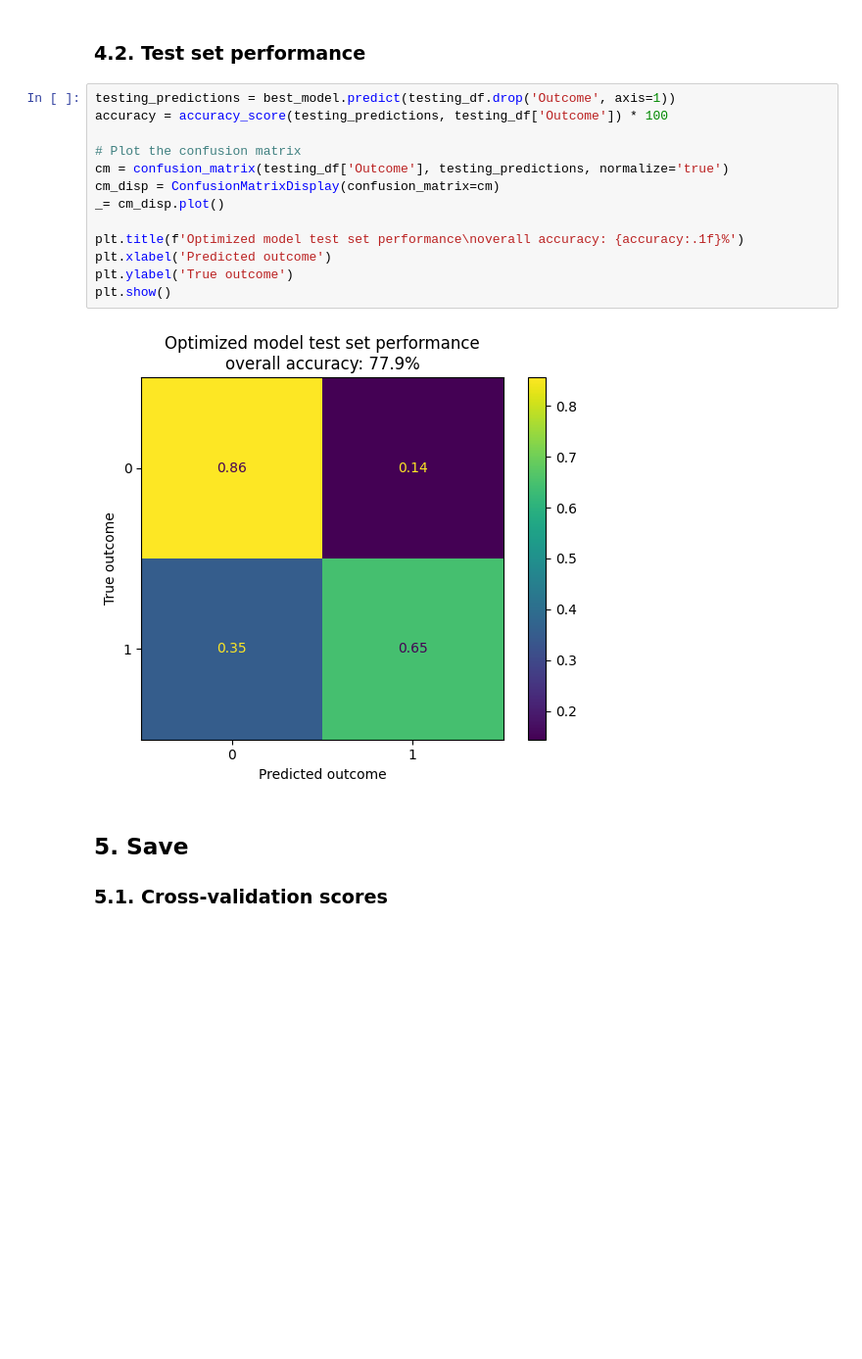
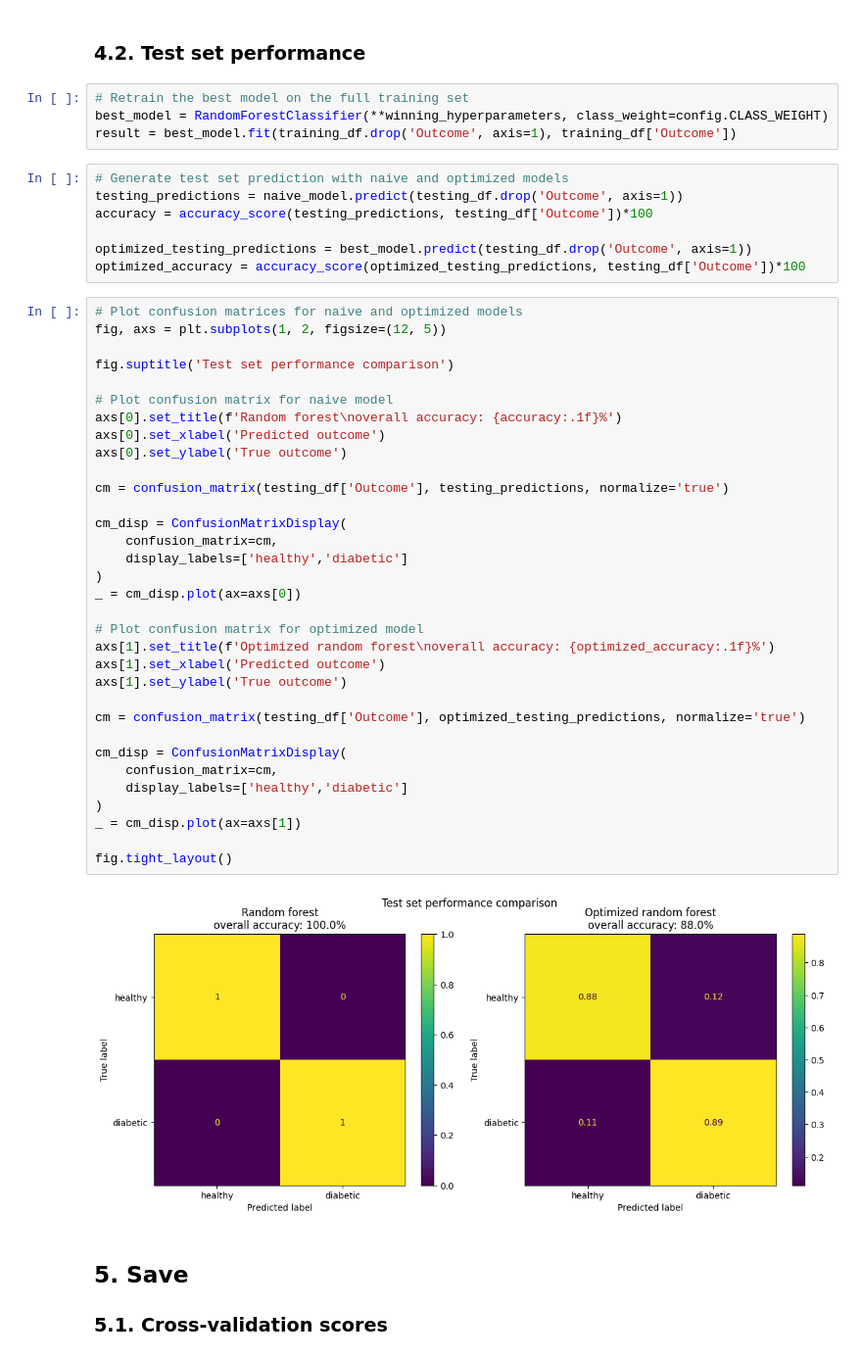
Before and after one commit to 4GeeksAcademy/gperdrizet-decision-trees, a Jupyter notebook: notebooks/02.2-random_forest_solution.ipynb, the cells around one changed output. Shown: that part at 98% size. Saved outputs shown, nothing was run; the diff lists cells and outputs as text; blank space fills up the shorter version.

```diff
--- a/notebooks/02.2-random_forest_solution.ipynb
+++ b/notebooks/02.2-random_forest_solution.ipynb
@@ -148,20 +172,51 @@ plt.show()
 # %% [markdown]
 ### 4.2. Test set performance
-# %%
-testing_predictions = best_model.predict(testing_df.drop('Outcome', axis=1))
-accuracy = accuracy_score(testing_predictions, testing_df['Outcome']) * 100
-
-# Plot the confusion matrix
-cm = confusion_matrix(testing_df['Outcome'], testing_predictions, normalize='true')
-cm_disp = ConfusionMatrixDisplay(confusion_matrix=cm)
-_= cm_disp.plot()
-
-plt.title(f'Optimized model test set performance\noverall accuracy: {accuracy:.1f}%')
-plt.xlabel('Predicted outcome')
-plt.ylabel('True outcome')
-plt.show()
-# %% [output]
-[figure, removed]
+# %%
+# Retrain the best model on the full training set
+best_model = RandomForestClassifier(**winning_hyperparameters, class_weight=config.CLASS_WEIGHT)
+result = best_model.fit(training_df.drop('Outcome', axis=1), training_df['Outcome'])
+# %%
+# Generate test set prediction with naive and optimized models
+testing_predictions = naive_model.predict(testing_df.drop('Outcome', axis=1))
+accuracy = accuracy_score(testing_predictions, testing_df['Outcome'])*100
+
+optimized_testing_predictions = best_model.predict(testing_df.drop('Outcome', axis=1))
+optimized_accuracy = accuracy_score(optimized_testing_predictions, testing_df['Outcome'])*100
+# %%
+# Plot confusion matrices for naive and optimized models
+fig, axs = plt.subplots(1, 2, figsize=(12, 5))
+
+fig.suptitle('Test set performance comparison')
+
+# Plot confusion matrix for naive model
+axs[0].set_title(f'Random forest\noverall accuracy: {accuracy:.1f}%')
+axs[0].set_xlabel('Predicted outcome')
+axs[0].set_ylabel('True outcome')
+
+cm = confusion_matrix(testing_df['Outcome'], testing_predictions, normalize='true')
+
+cm_disp = ConfusionMatrixDisplay(
+    confusion_matrix=cm,
+    display_labels=['healthy','diabetic']
+)
+_ = cm_disp.plot(ax=axs[0])
+
+# Plot confusion matrix for optimized model
+axs[1].set_title(f'Optimized random forest\noverall accuracy: {optimized_accuracy:.1f}%')
+axs[1].set_xlabel('Predicted outcome')
+axs[1].set_ylabel('True outcome')
+
+cm = confusion_matrix(testing_df['Outcome'], optimized_testing_predictions, normalize='true')
+
+cm_disp = ConfusionMatrixDisplay(
+    confusion_matrix=cm,
+    display_labels=['healthy','diabetic']
+)
+_ = cm_disp.plot(ax=axs[1])
+
+fig.tight_layout()
+# %% [output]
+[figure, added]
 # %% [markdown]
 ## 5. Save
 
```
Also changed, not shown: parts of 12 cells of this notebook, 5 other files.
